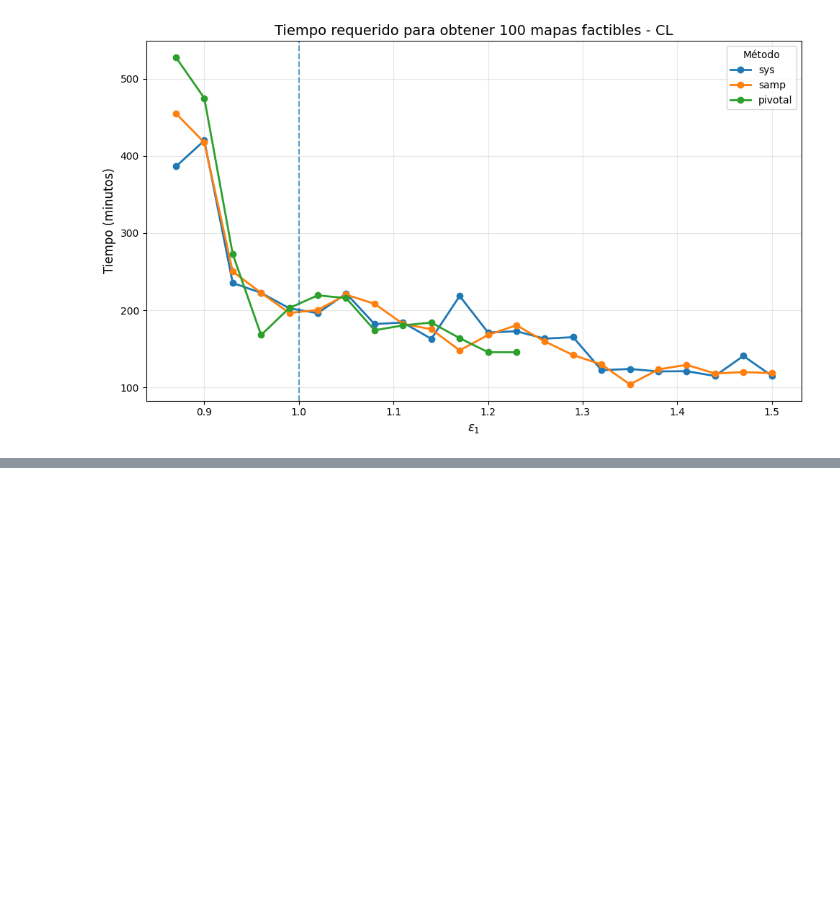
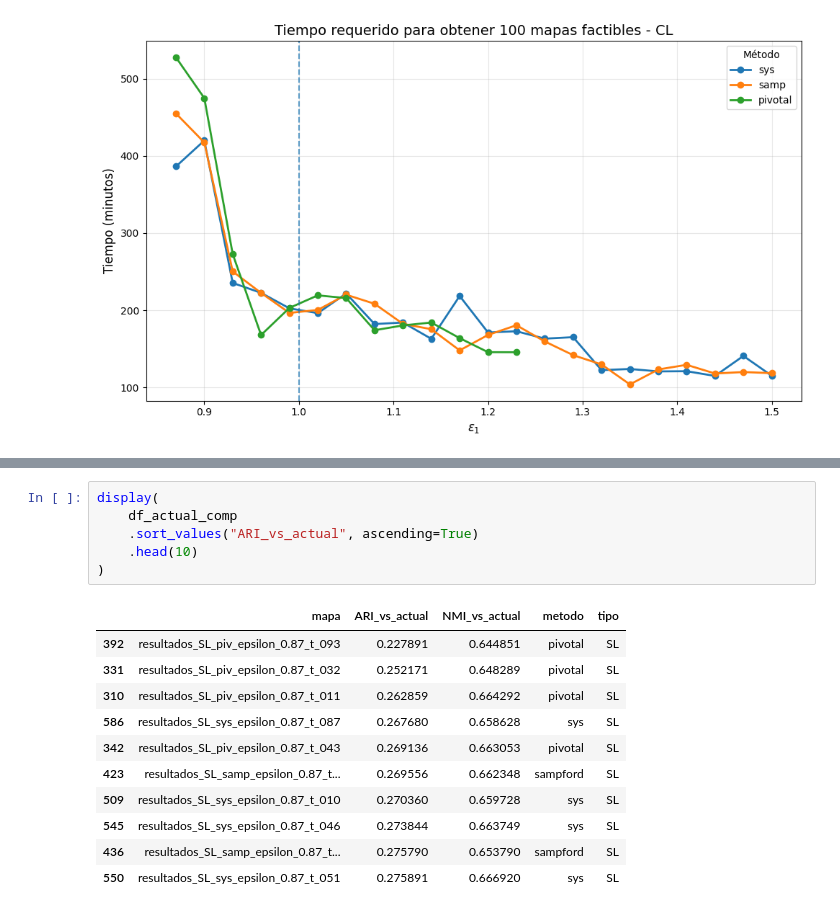
Before and after one commit to Andresdiazdcd/Tesis, a Jupyter notebook: Códigos/metricas_estudio.ipynb, the cells around one changed output, grey strips where cells are left out. Drawn from its saved outputs; the diff is of its cells as text; blank space fills up the shorter version.

```diff
--- a/Códigos/metricas_estudio.ipynb
+++ b/Códigos/metricas_estudio.ipynb
@@ -1310,0 +1672,18 @@ plt.show()
+# %%
+display(
+    df_actual_comp
+    .sort_values("ARI_vs_actual", ascending=True)
+    .head(10)
+)
+# %% [output]
+|  | mapa | ARI_vs_actual | NMI_vs_actual | metodo | tipo |
+| 392 | resultados_SL_piv_epsilon_0.87_t_093 | 0.227891 | 0.644851 | pivotal | SL |
+| 331 | resultados_SL_piv_epsilon_0.87_t_032 | 0.252171 | 0.648289 | pivotal | SL |
+| 310 | resultados_SL_piv_epsilon_0.87_t_011 | 0.262859 | 0.664292 | pivotal | SL |
+| 586 | resultados_SL_sys_epsilon_0.87_t_087 | 0.267680 | 0.658628 | sys | SL |
+| 342 | resultados_SL_piv_epsilon_0.87_t_043 | 0.269136 | 0.663053 | pivotal | SL |
+| 423 | resultados_SL_samp_epsilon_0.87_t... | 0.269556 | 0.662348 | sampford | SL |
+| 509 | resultados_SL_sys_epsilon_0.87_t_010 | 0.270360 | 0.659728 | sys | SL |
+| 545 | resultados_SL_sys_epsilon_0.87_t_046 | 0.273844 | 0.663749 | sys | SL |
+| 436 | resultados_SL_samp_epsilon_0.87_t... | 0.275790 | 0.653790 | sampford | SL |
+| 550 | resultados_SL_sys_epsilon_0.87_t_051 | 0.275891 | 0.666920 | sys | SL |
```
Also changed, not shown: parts of 21 cells of this notebook, 1 other file.
